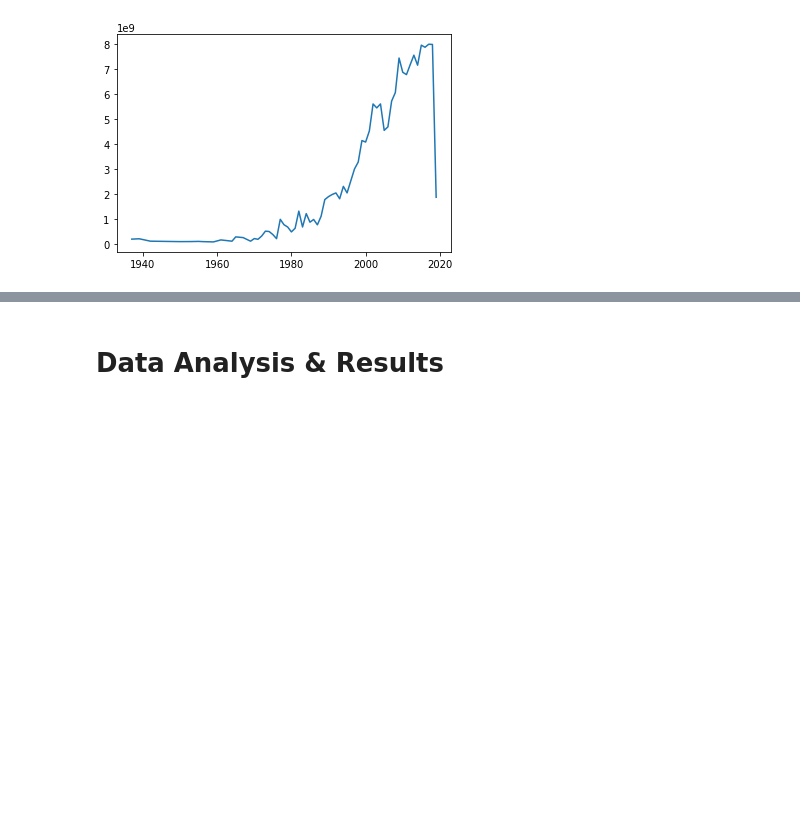
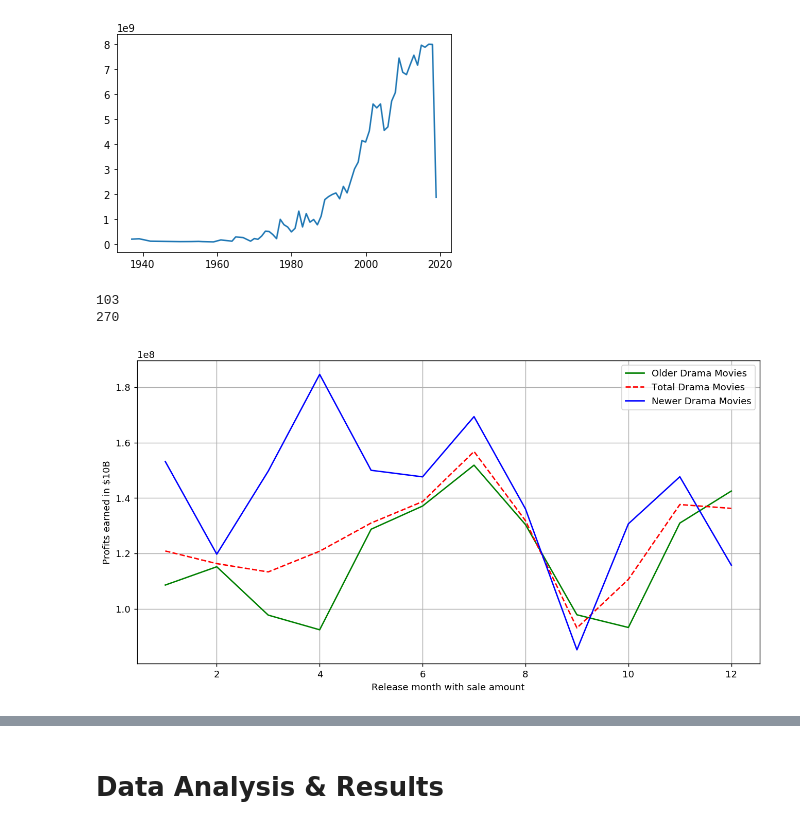
Before and after one commit to SephalTheX/Corollators, a Jupyter notebook: FinalProject.ipynb, the cells around one changed output, grey strips where cells are left out. Cells and saved outputs as stored; diff of their text form; code cells hidden in the pictures; blank space fills up the shorter version.

```diff
--- a/FinalProject.ipynb
+++ b/FinalProject.ipynb
@@ -406,3 +421,24 @@ plt.plot(profits_year)
 # %% [output]
 [<matplotlib.lines.Line2D at 0x...>]
 [figure]
+# %%
+monthly_comp_drama = df_drama.groupby('Month')['DomesticBox Office'].mean()
+df_newer_drama = df_drama[df_drama['Year']>2010]
+print(len(df_newer_drama))
+monthly_comp_newer_drama = df_newer_drama.groupby('Month')['DomesticBox Office'].mean()
+df_older_drama = df_drama[df_drama['Year']<=2010]
+print(len(df_older_drama))
+monthly_comp_older_drama = df_older_drama.groupby('Month')['DomesticBox Office'].mean()
+plt.figure(figsize=(12,6),dpi=130)
+plt.xlabel('Release month with sale amount')
+plt.ylabel('Profits earned in $10B')
+plt.grid()
+plt.plot(monthly_comp_older_drama, 'g', label='Older Drama Movies')
+plt.plot(monthly_comp_drama, 'r',linestyle='dashed', label = 'Total Drama Movies')
+plt.plot(monthly_comp_newer_drama, 'b', label = 'Newer Drama Movies')
+plt.legend()
+plt.show()
+# %% [output]
+103
+270
+[figure, added]
```
Also changed, not shown: parts of 11 cells of this notebook.
